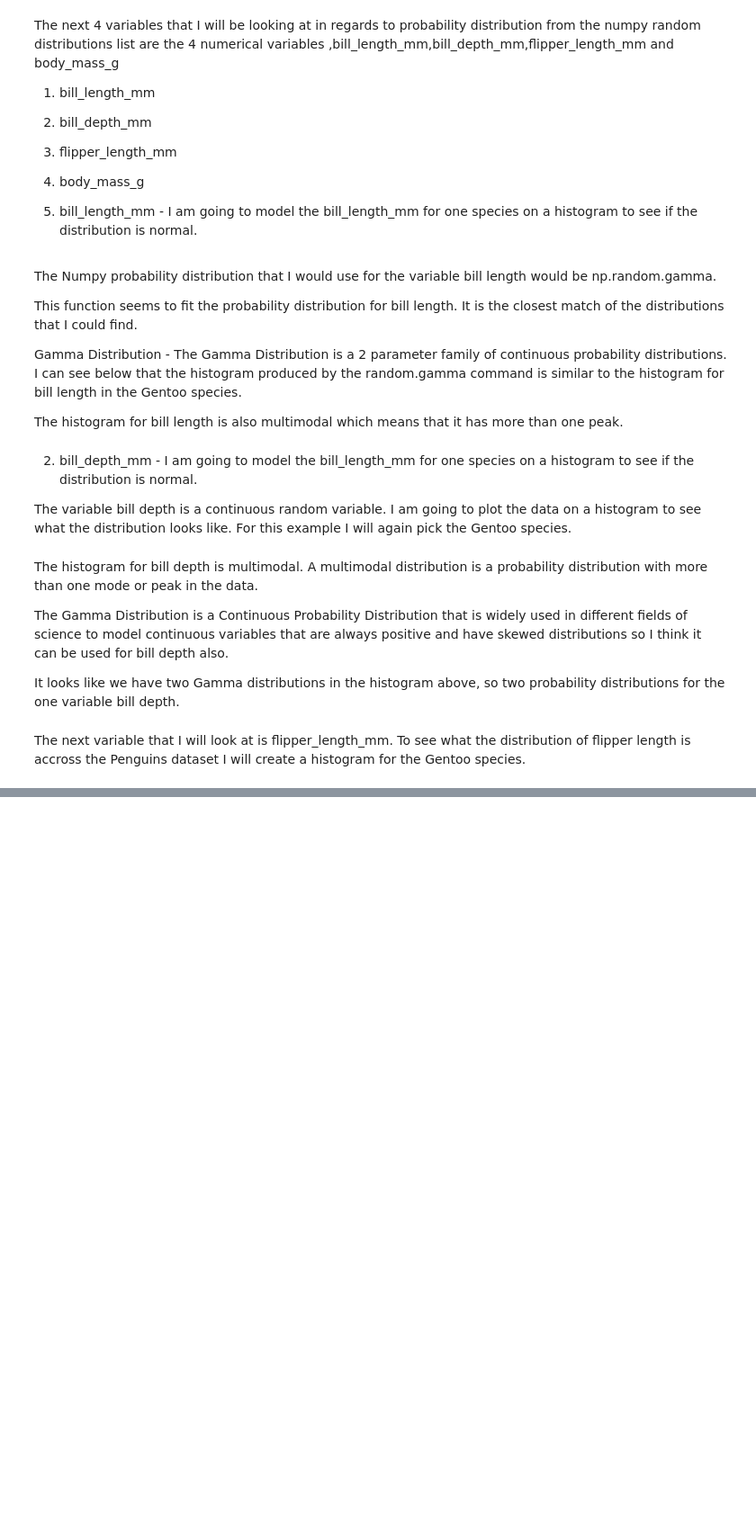
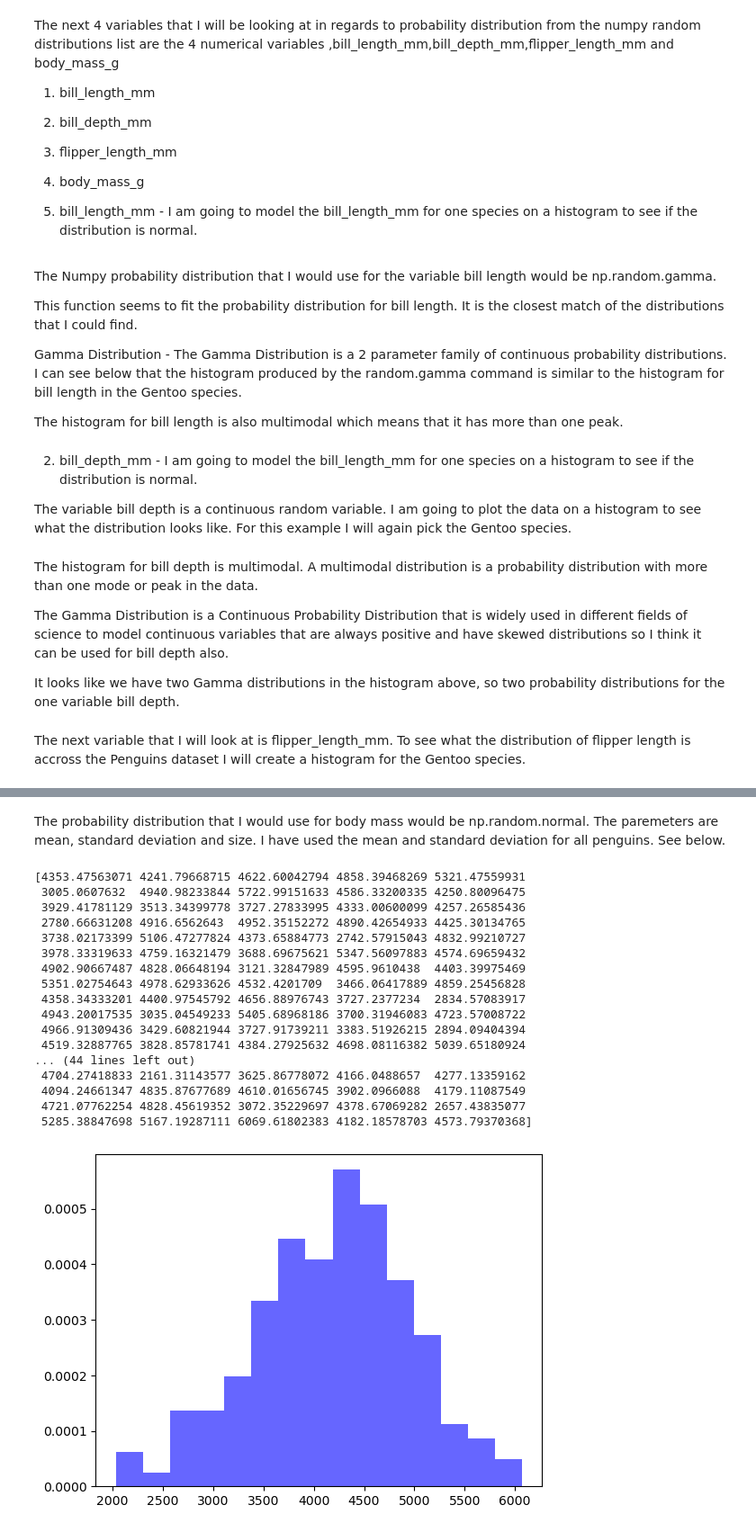
Before and after one commit to AudeAllen/Fundamentals-of-Data-Analysis---Tasks-and-Project, a Jupyter notebook: tasks.ipynb, the cells around one changed output, grey strips where cells are left out. Shown at 90% size. Drawn from its saved outputs; the diff is of its cells as text; code cells hidden in the pictures; blank space fills up the shorter version.

```diff
--- a/tasks.ipynb
+++ b/tasks.ipynb
@@ -515,0 +545,35 @@ plt.show()
+# %% [markdown]
+The probability distribution that I would use for body mass would be np.random.normal. The paremeters are mean, standard deviation and size. I have used the mean and standard deviation for all penguins. See below.
+# %%
+# import numpy and use the probability function of np.random.normal
+
+
+# Generating some random data
+# for an example
+data = np.random.normal(4201, 801, 300)
+
+print (data)
+
+# Plotting the histogram.
+plt.hist(data, bins=15, density=True, alpha=0.6, color='b')
+
+plt.show()
+# %% [output]
+[4353.47563071 4241.79668715 4622.60042794 4858.39468269 5321.47559931
+ 3005.0607632  4940.98233844 5722.99151633 4586.33200335 4250.80096475
+ 3929.41781129 3513.34399778 3727.27833995 4333.00600099 4257.26585436
+ 2780.66631208 4916.6562643  4952.35152272 4890.42654933 4425.30134765
+ 3738.02173399 5106.47277824 4373.65884773 2742.57915043 4832.99210727
+ 3978.33319633 4759.16321479 3688.69675621 5347.56097883 4574.69659432
+ 4902.90667487 4828.06648194 3121.32847989 4595.9610438  4403.39975469
+ 5351.02754643 4978.62933626 4532.4201709  3466.06417889 4859.25456828
+ 4358.34333201 4400.97545792 4656.88976743 3727.2377234  2834.57083917
+ 4943.20017535 3035.04549233 5405.68968186 3700.31946083 4723.57008722
+ 4966.91309436 3429.60821944 3727.91739211 3383.51926215 2894.09404394
+ 4519.32887765 3828.85781741 4384.27925632 4698.08116382 5039.65180924
+... (44 lines left out)
+ 4704.27418833 2161.31143577 3625.86778072 4166.0488657  4277.13359162
+ 4094.24661347 4835.87677689 4610.01656745 3902.0966088  4179.11087549
+ 4721.07762254 4828.45619352 3072.35229697 4378.67069282 2657.43835077
+ 5285.38847698 5167.19287111 6069.61802383 4182.18578703 4573.79370368]
+[figure, added]
```
Also changed, not shown: parts of 10 cells of this notebook, 3 other files.
